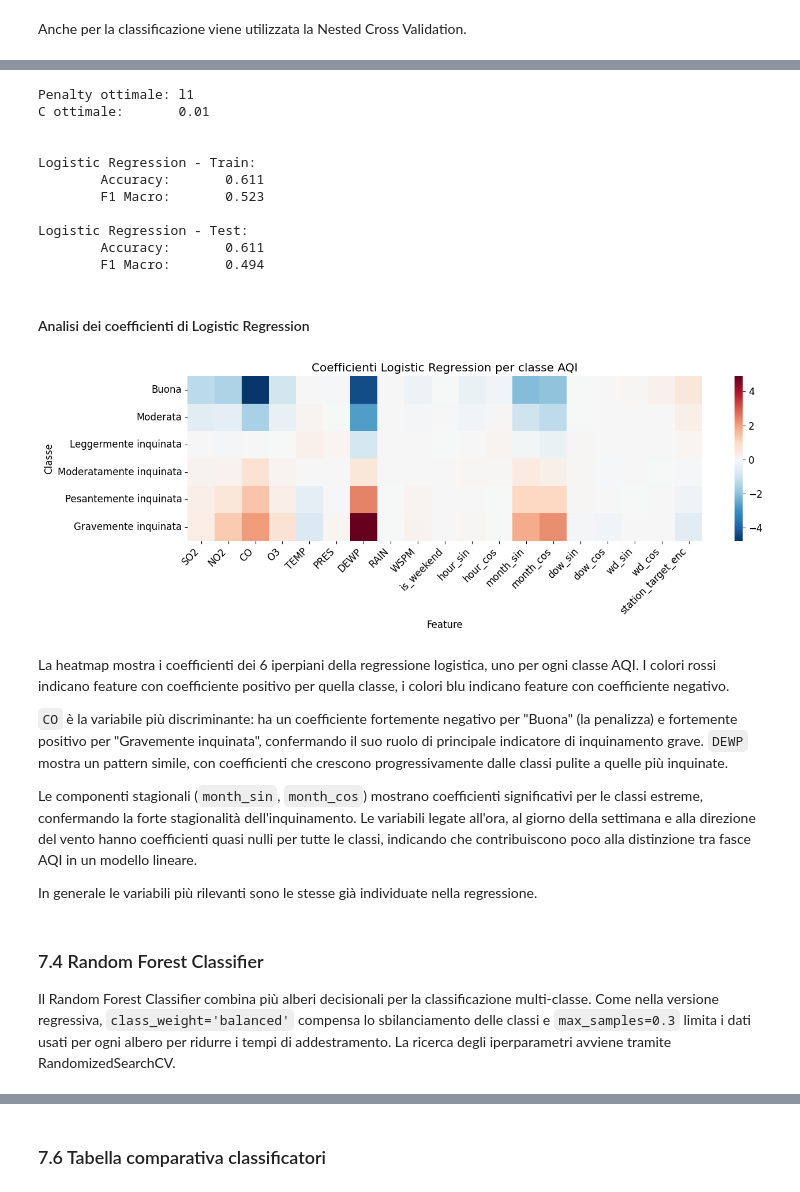
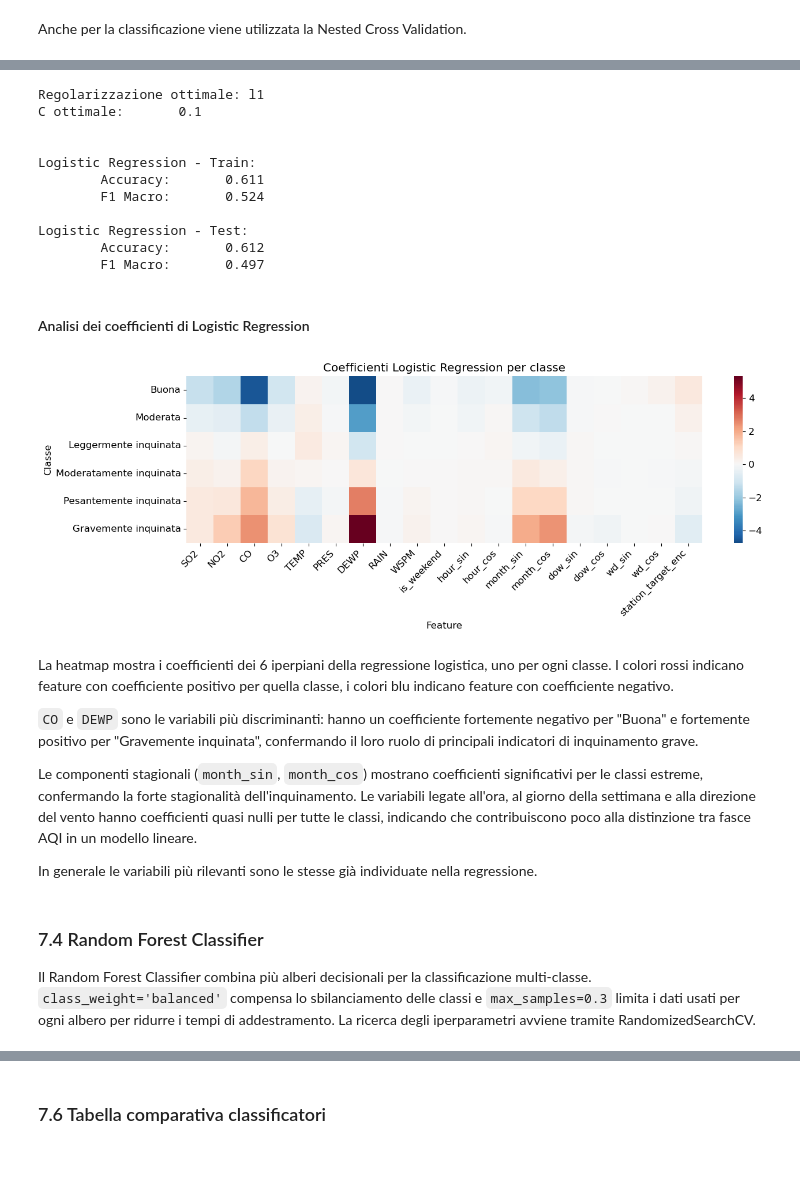
Before and after one commit to cirobassi11/air-quality-prediction, a Jupyter notebook: air_quality_prediction.ipynb, the cells around one changed output, grey strips where cells are left out. Drawn from its saved outputs; the diff is of its cells as text; code cells hidden in the pictures; blank space fills up the shorter version.

```diff
--- a/air_quality_prediction.ipynb
+++ b/air_quality_prediction.ipynb
@@ -190,5 +191,6 @@ Creazione di un'unica colonna `datetime` a partire dalle variabili temporali sep
 # %%
 df['datetime'] = pd.to_datetime(df[['year', 'month', 'day', 'hour']])
+df = df.sort_values('datetime').reset_index(drop=True)
 df['weekday'] = df['datetime'].dt.dayofweek
 # %%
 hourly_pm25 = df.groupby('hour')['PM2.5'].mean()
@@ -1197,8 +1192,6 @@ Si definisce una funzione unica per valutare i classificatori con accuracy e F1
 from sklearn.metrics import accuracy_score, f1_score, classification_report, confusion_matrix
 
 results_clf = [] # lista dei risultati
-
-tscv = TimeSeriesSplit(n_splits=5)
 
 def evaluate_clf(X, y, model, name=''):
     preds = model.predict(X)
@@ -1264,7 +1257,7 @@ GridSearchCV(cv=TimeSeriesSplit(gap=0, max_train_size=None, n_splits=5, test_siz
                           'clf__penalty': ['elasticnet']}],
              scoring='f1_macro')
 # %%
-print(f"Penalty ottimale: {gs_lr_clf.best_params_['clf__penalty']}")
+print(f"Regolarizzazione ottimale: {gs_lr_clf.best_params_['clf__penalty']}")
 print(f"C ottimale:       {gs_lr_clf.best_params_['clf__C']}")
 if gs_lr_clf.best_params_['clf__penalty'] == 'elasticnet':
     print(f"L1 ratio:         {gs_lr_clf.best_params_['clf__l1_ratio']}")
@@ -1273,40 +1266,40 @@ print("\n")
 evaluate_clf(X_train, y_train_class, gs_lr_clf, 'Logistic Regression - Train')
 results_clf.append(evaluate_clf(X_test, y_test_class, gs_lr_clf, 'Logistic Regression - Test'))
 # %% [output]
-Penalty ottimale: l1
-C ottimale:       0.01
+Regolarizzazione ottimale: l1
+C ottimale:       0.1
 
 
 Logistic Regression - Train:
         Accuracy:       0.611
-        F1 Macro:       0.523
+        F1 Macro:       0.524
 
 Logistic Regression - Test:
-        Accuracy:       0.611
-        F1 Macro:       0.494
+        Accuracy:       0.612
+        F1 Macro:       0.497
 # %% [markdown]
 #### Analisi dei coefficienti di Logistic Regression
 # %%
 coef_df = pd.DataFrame(
     gs_lr_clf.best_estimator_.named_steps['clf'].coef_,
     columns=X_train.columns,
     index=aqi_names
 )
 
 plt.figure(figsize=(14, 5))
 sns.heatmap(coef_df, cmap='RdBu_r', center=0, annot=False)
-plt.title('Coefficienti Logistic Regression per classe AQI')
+plt.title('Coefficienti Logistic Regression per classe')
 plt.xlabel('Feature')
 plt.ylabel('Classe')
 plt.xticks(rotation=45, ha='right')
 plt.tight_layout()
 plt.show()
 # %% [output]
-[figure, old version]
+[figure, new version]
 # %% [markdown]
-La heatmap mostra i coefficienti dei 6 iperpiani della regressione logistica, uno per ogni classe AQI. I colori rossi indicano feature con coefficiente positivo per quella classe, i colori blu indicano feature con coefficiente negativo.
+La heatmap mostra i coefficienti dei 6 iperpiani della regressione logistica, uno per ogni classe. I colori rossi indicano feature con coefficiente positivo per quella classe, i colori blu indicano feature con coefficiente negativo.
 
-`CO` è la variabile più discriminante: ha un coefficiente fortemente negativo per "Buona" (la penalizza) e fortemente positivo per "Gravemente inquinata", confermando il suo ruolo di principale indicatore di inquinamento grave. `DEWP` mostra un pattern simile, con coefficienti che crescono progressivamente dalle classi pulite a quelle più inquinate.
+`CO` e `DEWP` sono le variabili più discriminanti: hanno un coefficiente fortemente negativo per "Buona" e fortemente positivo per "Gravemente inquinata", confermando il loro ruolo di principali indicatori di inquinamento grave.
 
 Le componenti stagionali (`month_sin`, `month_cos`) mostrano coefficienti significativi per le classi estreme, confermando la forte stagionalità dell'inquinamento. Le variabili legate all'ora, al giorno della settimana e alla direzione del vento hanno coefficienti quasi nulli per tutte le classi, indicando che contribuiscono poco alla distinzione tra fasce AQI in un modello lineare.
 
@@ -1314,7 +1307,7 @@ In generale le variabili più rilevanti sono le stesse già individuate nella re
 # %% [markdown]
 ### 7.4 Random Forest Classifier
 
-Il Random Forest Classifier combina più alberi decisionali per la classificazione multi-classe. Come nella versione regressiva, `class_weight='balanced'` compensa lo sbilanciamento delle classi e `max_samples=0.3` limita i dati usati per ogni albero per ridurre i tempi di addestramento. La ricerca degli iperparametri avviene tramite RandomizedSearchCV.
+Il Random Forest Classifier combina più alberi decisionali per la classificazione multi-classe. `class_weight='balanced'` compensa lo sbilanciamento delle classi e `max_samples=0.3` limita i dati usati per ogni albero per ridurre i tempi di addestramento. La ricerca degli iperparametri avviene tramite RandomizedSearchCV.
 # %%
 from sklearn.ensemble import RandomForestClassifier
 
```
Also changed, not shown: parts of 61 cells of this notebook.
